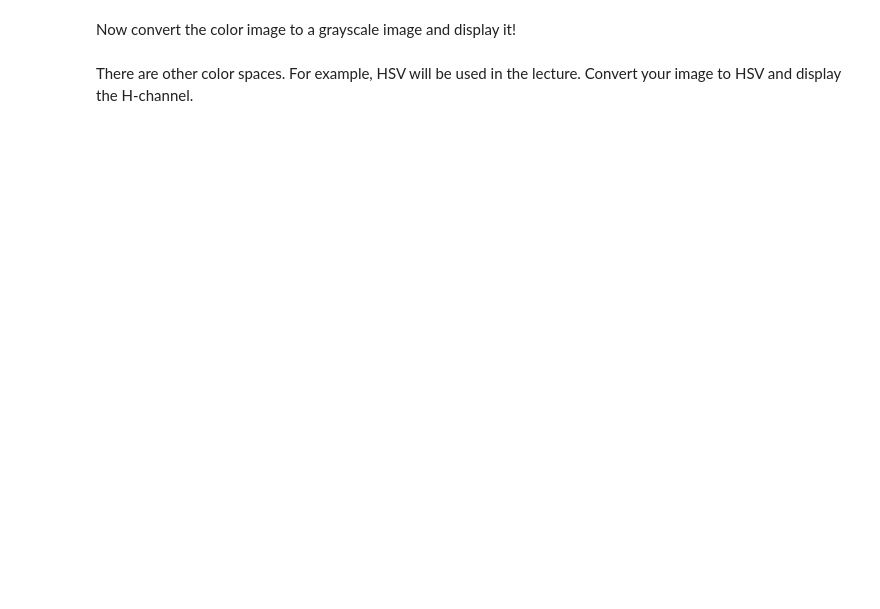
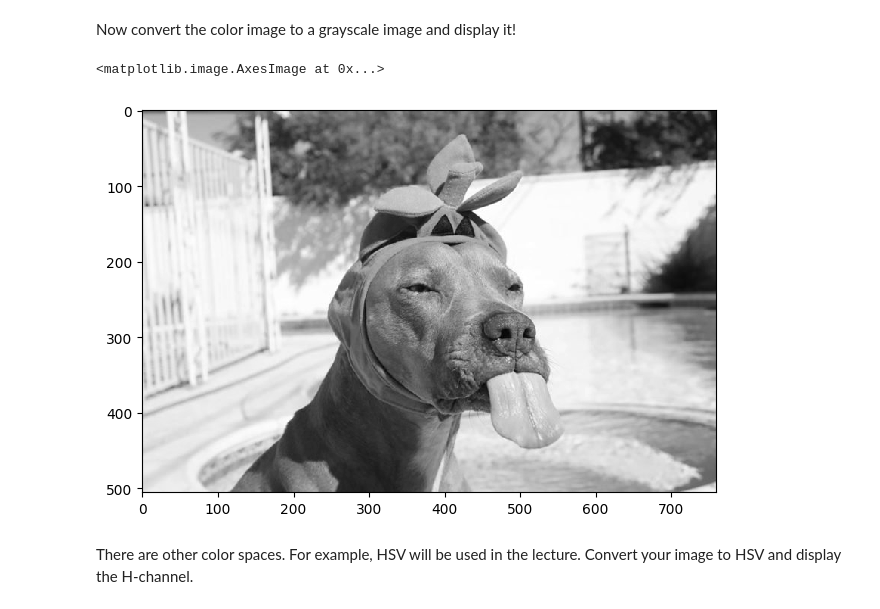
Before and after one commit to DuckDackRun/computer-vision, a Jupyter notebook: assignment01.ipynb, the cells around one changed output. Drawn from its saved outputs; the diff is of its cells as text; code cells hidden in the pictures; blank space fills up the shorter version.

```diff
--- a/assignment01.ipynb
+++ b/assignment01.ipynb
@@ -44,2 +50,8 @@ Now convert the color image to a grayscale image and display it!
+# %%
+grayImage = color.rgb2gray(image)
+io.imshow(grayImage)
+# %% [output]
+<matplotlib.image.AxesImage at 0x...>
+[figure, added]
 # %% [markdown]
 There are other color spaces. For example, HSV will be used in the lecture. Convert your image to HSV and display the H-channel.
```
Also changed, not shown: parts of 23 cells of this notebook, 1 other file.
